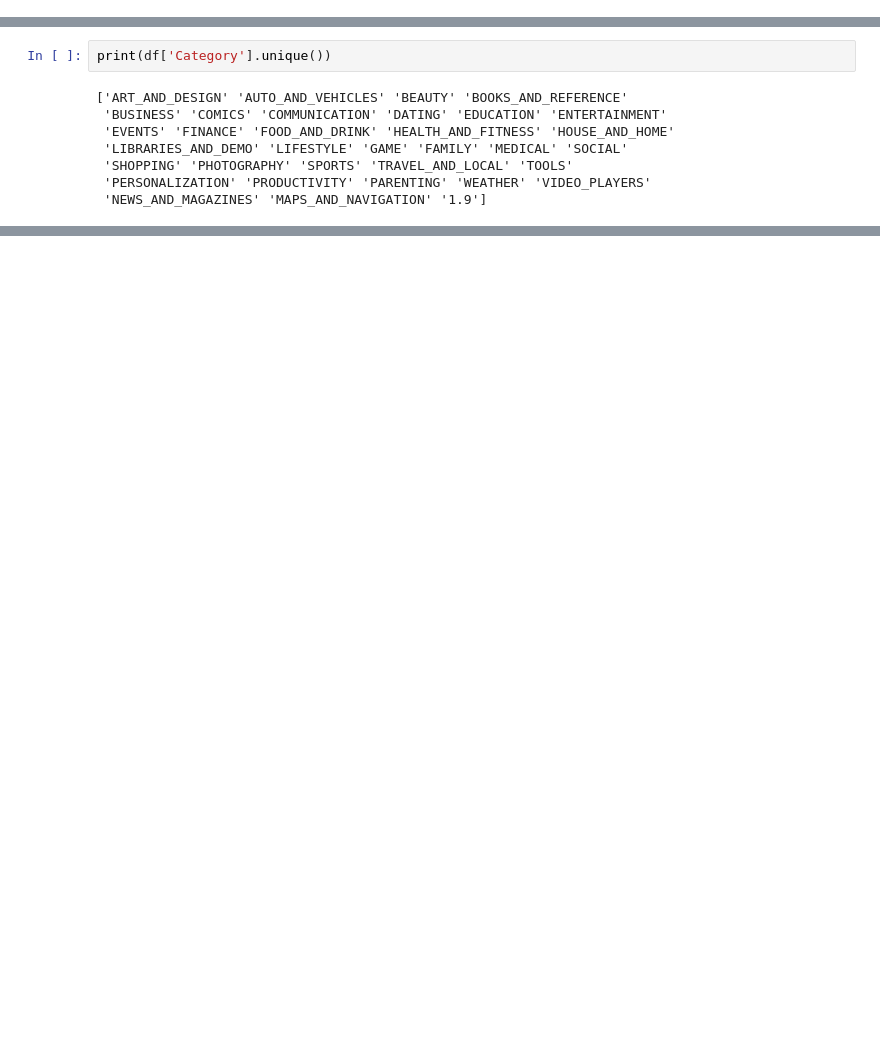
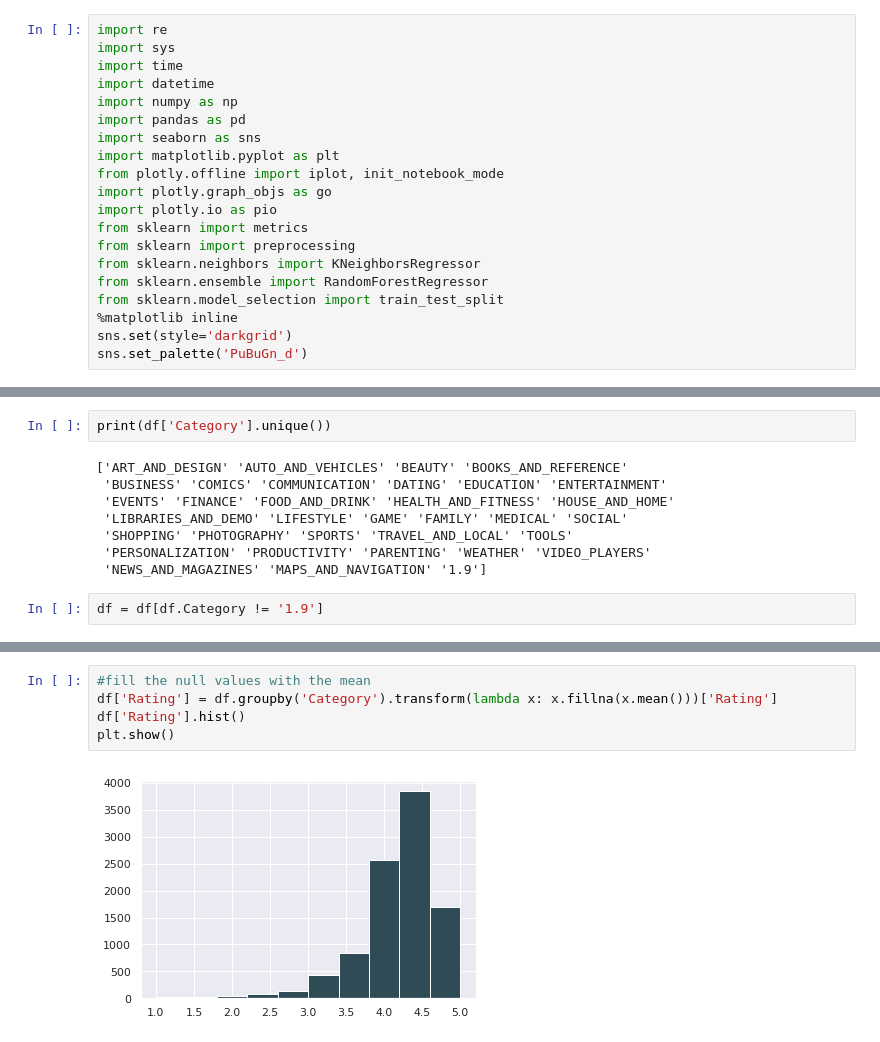
Before and after one commit to xyksoar/UTS_ML2019_ID13130760, a Jupyter notebook: ML2.ipynb, the cells around one changed output, grey strips where cells are left out. Drawn from its saved outputs; the diff is of its cells as text; blank space fills up the shorter version.

```diff
--- a/ML2.ipynb
+++ b/ML2.ipynb
@@ -17,3 +9,23 @@ import matplotlib.pyplot as plt
+# %%
+import re
+import sys
+import time
+import datetime
+import numpy as np
+import pandas as pd
+import seaborn as sns
+import matplotlib.pyplot as plt
+from plotly.offline import iplot, init_notebook_mode
+import plotly.graph_objs as go
+import plotly.io as pio
+from sklearn import metrics
+from sklearn import preprocessing
+from sklearn.neighbors import KNeighborsRegressor
+from sklearn.ensemble import RandomForestRegressor
+from sklearn.model_selection import train_test_split
+%matplotlib inline
+sns.set(style='darkgrid')
+sns.set_palette('PuBuGn_d')
 # %%
 df = pd.read_csv('googleplaystore.csv')
 # %%
@@ -57,3 +69,5 @@ print(df['Category'].unique())
  'SHOPPING' 'PHOTOGRAPHY' 'SPORTS' 'TRAVEL_AND_LOCAL' 'TOOLS'
  'PERSONALIZATION' 'PRODUCTIVITY' 'PARENTING' 'WEATHER' 'VIDEO_PLAYERS'
  'NEWS_AND_MAGAZINES' 'MAPS_AND_NAVIGATION' '1.9']
+# %%
+df = df[df.Category != '1.9']
@@ -59,0 +114,7 @@ print(df['Category'].unique())
+# %%
+#fill the null values with the mean
+df['Rating'] = df.groupby('Category').transform(lambda x: x.fillna(x.mean()))['Rating']
+df['Rating'].hist()
+plt.show()
+# %% [output]
+[figure, added]
```
Also changed, not shown: parts of 39 cells of this notebook.
